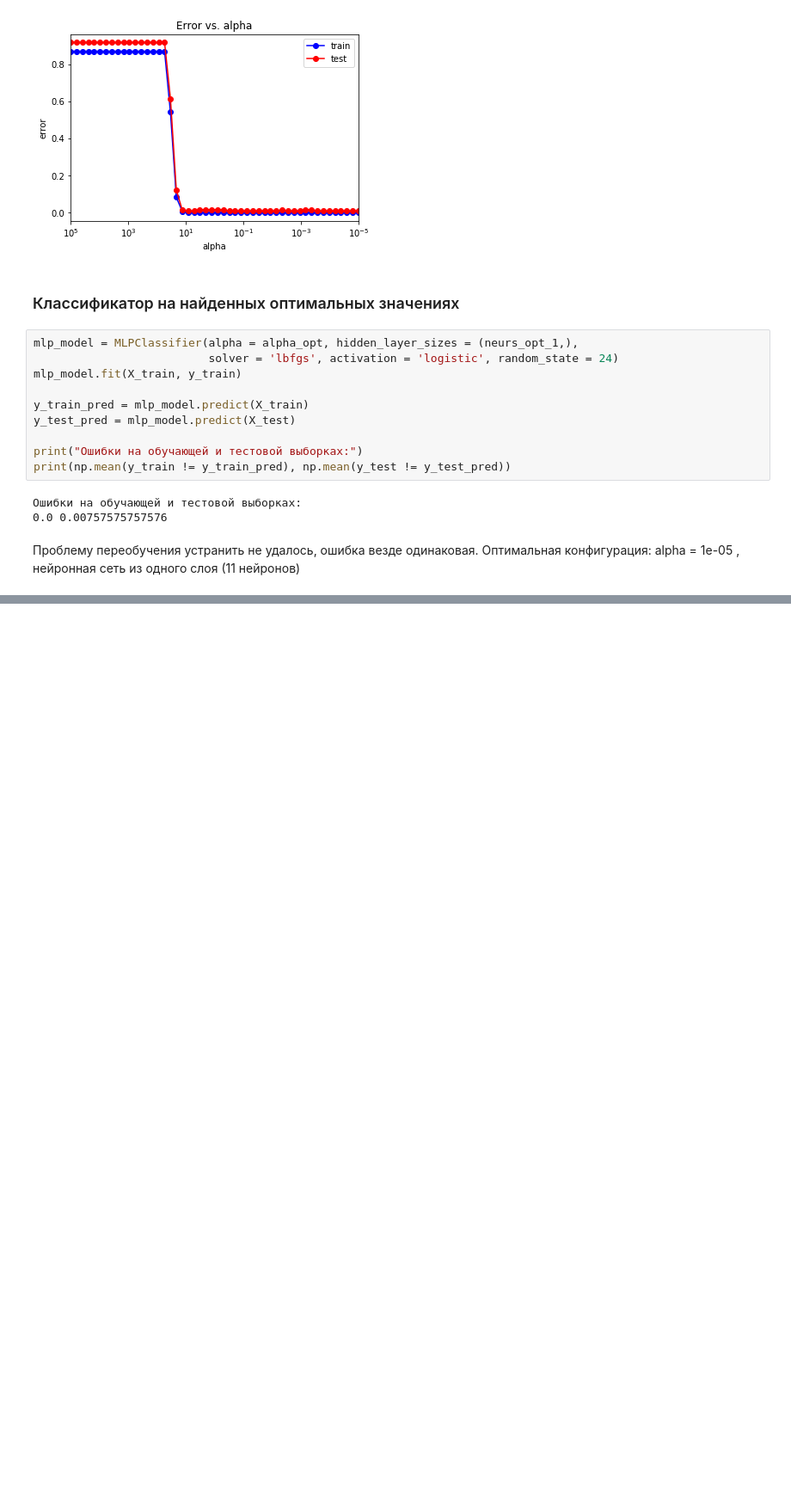
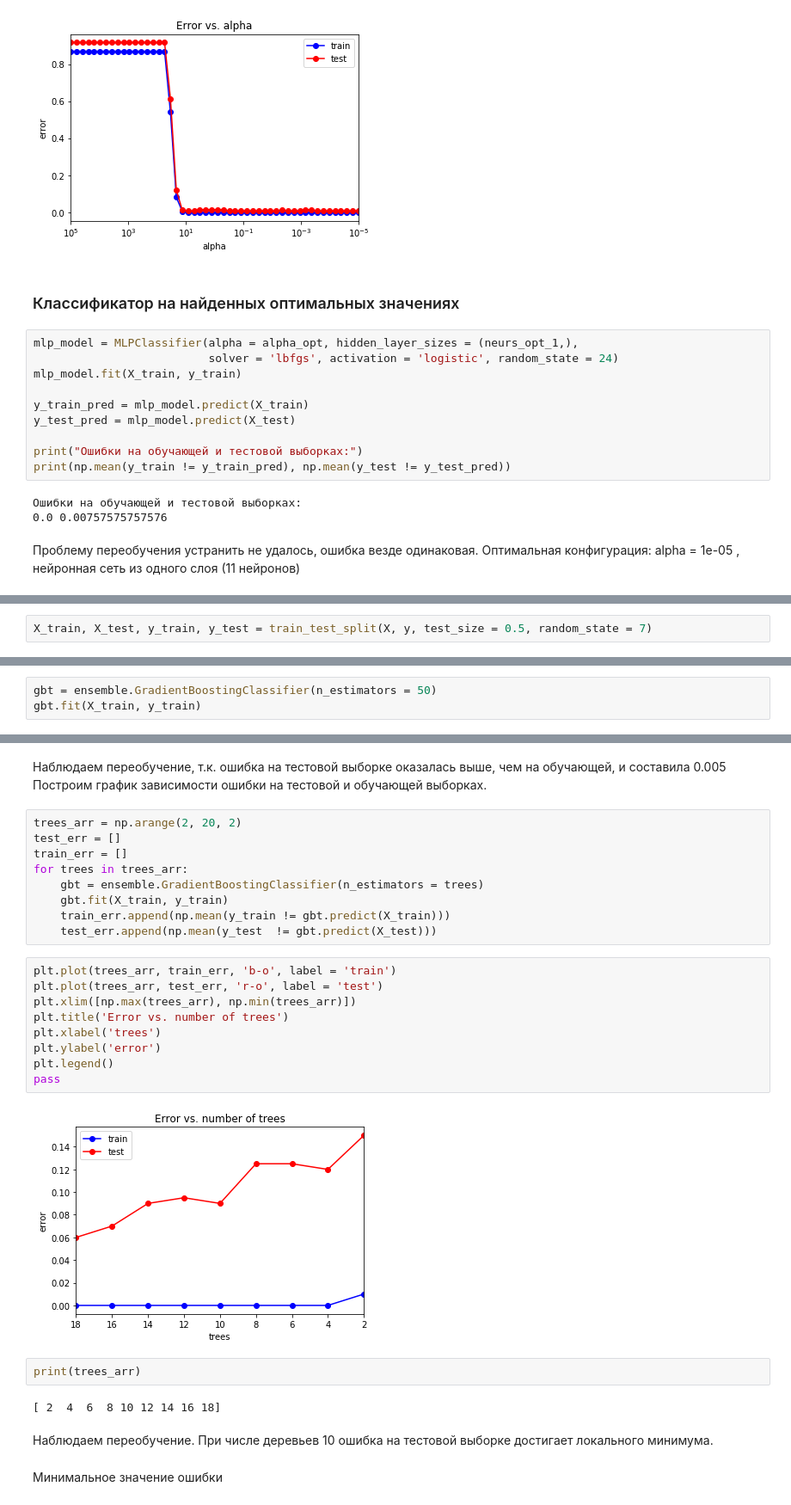
Before and after one commit to fytov/MachineLearning, a Jupyter notebook: Untitled.ipynb, the cells around one changed output, grey strips where cells are left out. Shown at 86% size. Drawn from its saved outputs; the diff is of its cells as text; blank space fills up the shorter version.

```diff
--- a/Untitled.ipynb
+++ b/Untitled.ipynb
@@ -672,0 +890,2 @@ print(np.mean(y_train != y_train_pred), np.mean(y_test != y_test_pred))
+# %%
+X_train, X_test, y_train, y_test = train_test_split(X, y, test_size = 0.5, random_state = 7)
@@ -672,0 +894,3 @@ print(np.mean(y_train != y_train_pred), np.mean(y_test != y_test_pred))
+# %%
+gbt = ensemble.GradientBoostingClassifier(n_estimators = 50)
+gbt.fit(X_train, y_train)
@@ -672,0 +915,31 @@ print(np.mean(y_train != y_train_pred), np.mean(y_test != y_test_pred))
+# %% [markdown]
+Наблюдаем переобучение, т.к. ошибка на тестовой выборке оказалась выше, чем на обучающей, и составила 0.005
+Построим график зависимости ошибки на тестовой и обучающей выборках.
+# %%
+trees_arr = np.arange(2, 20, 2)
+test_err = []
+train_err = []
+for trees in trees_arr:
+    gbt = ensemble.GradientBoostingClassifier(n_estimators = trees)
+    gbt.fit(X_train, y_train)
+    train_err.append(np.mean(y_train != gbt.predict(X_train)))
+    test_err.append(np.mean(y_test  != gbt.predict(X_test)))
+# %%
+plt.plot(trees_arr, train_err, 'b-o', label = 'train')
+plt.plot(trees_arr, test_err, 'r-o', label = 'test')
+plt.xlim([np.max(trees_arr), np.min(trees_arr)])
+plt.title('Error vs. number of trees')
+plt.xlabel('trees')
+plt.ylabel('error')
+plt.legend()
+pass
+# %% [output]
+[figure, added]
+# %%
+print(trees_arr)
+# %% [output]
+[ 2  4  6  8 10 12 14 16 18]
+# %% [markdown]
+Наблюдаем переобучение. При числе деревьев 10 ошибка на тестовой выборке достигает локального минимума.
+# %% [markdown]
+Минимальное значение ошибки
```
Also changed, not shown: parts of 54 cells of this notebook.
